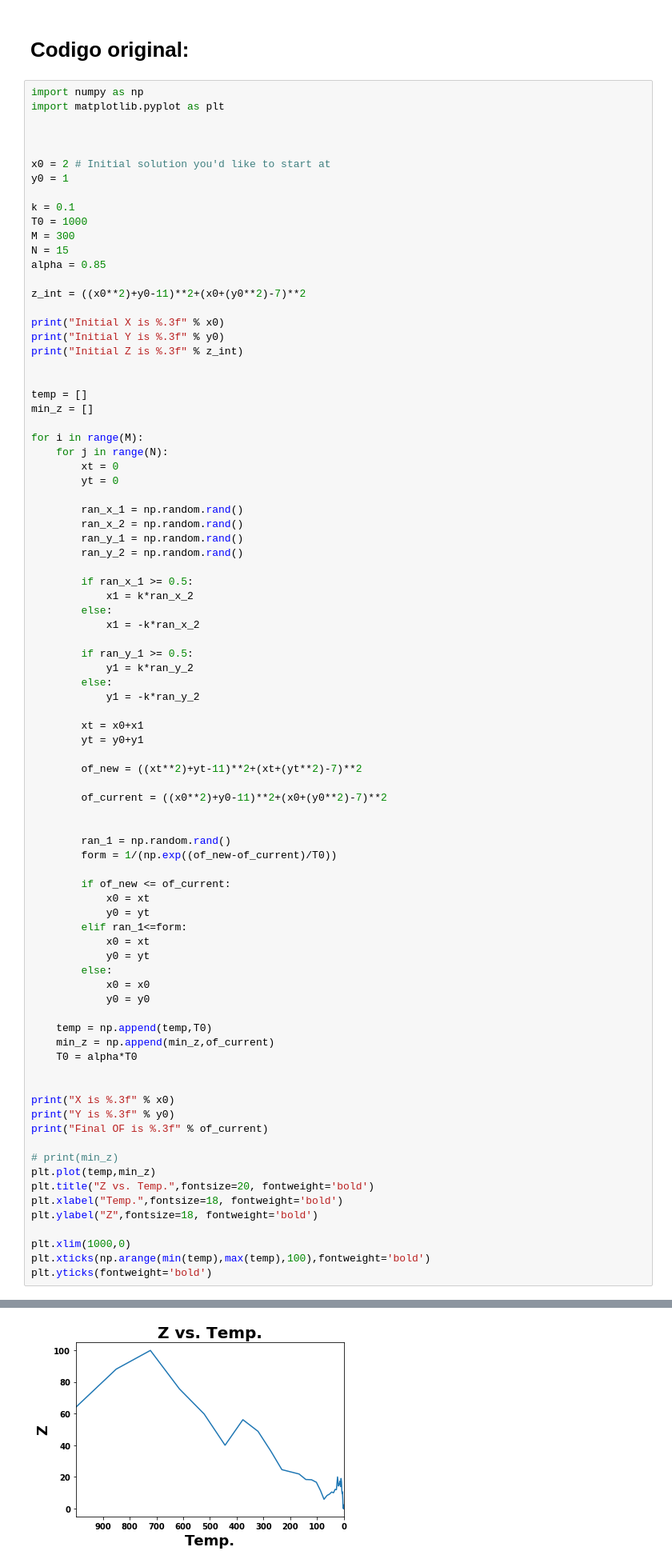
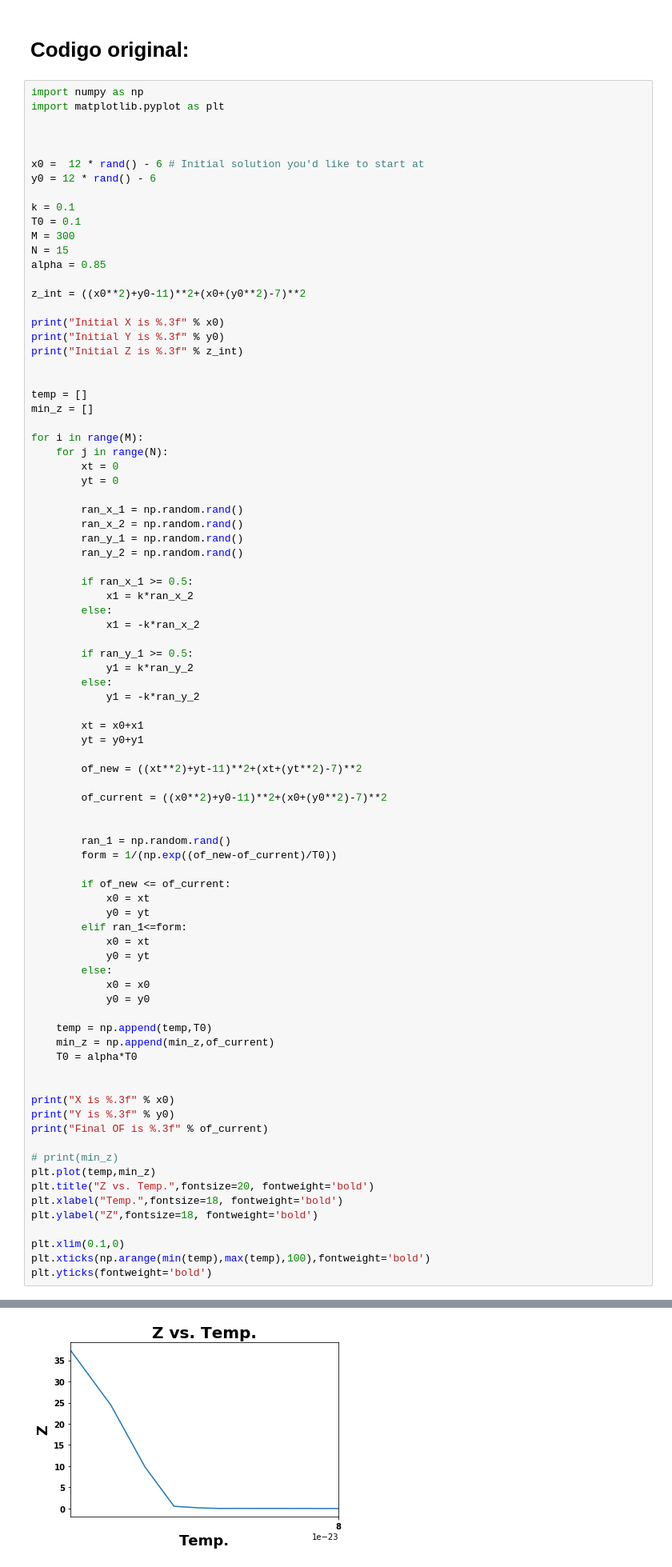
Before and after one commit to barucAlmaguer/metaheuristics, a Jupyter notebook: jp/Himelblau function (Sim annealing).ipynb, the cells around one changed output, grey strips where cells are left out. Shown at 80% size. Drawn from its saved outputs; the diff is of its cells as text.

```diff
--- a/jp/Himelblau function (Sim annealing).ipynb
+++ b/jp/Himelblau function (Sim annealing).ipynb
@@ -108,11 +108,11 @@ import matplotlib.pyplot as plt
 
 
 
-x0 = 2 # Initial solution you'd like to start at
-y0 = 1
+x0 =  12 * rand() - 6 # Initial solution you'd like to start at
+y0 = 12 * rand() - 6
 
 k = 0.1
-T0 = 1000
+T0 = 0.1
 M = 300
 N = 15
 alpha = 0.85
@@ -183,7 +183,7 @@ plt.title("Z vs. Temp.",fontsize=20, fontweight='bold')
 plt.xlabel("Temp.",fontsize=18, fontweight='bold')
 plt.ylabel("Z",fontsize=18, fontweight='bold')
 
-plt.xlim(1000,0)
+plt.xlim(0.1,0)
 plt.xticks(np.arange(min(temp),max(temp),100),fontweight='bold')
 plt.yticks(fontweight='bold')
 # %% [output]
@@ -198 +198 @@ Final OF is 0.000
-[figure, old version]
+[figure, new version]
```
Also changed, not shown: parts of 4 cells of this notebook, 4 other files.
